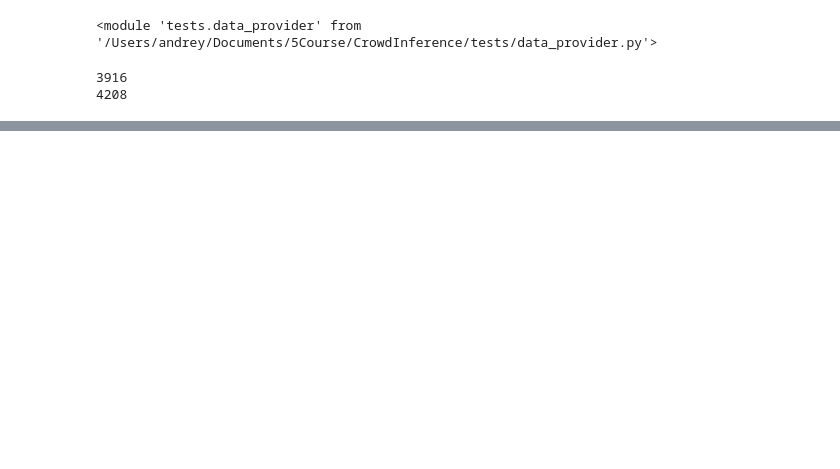
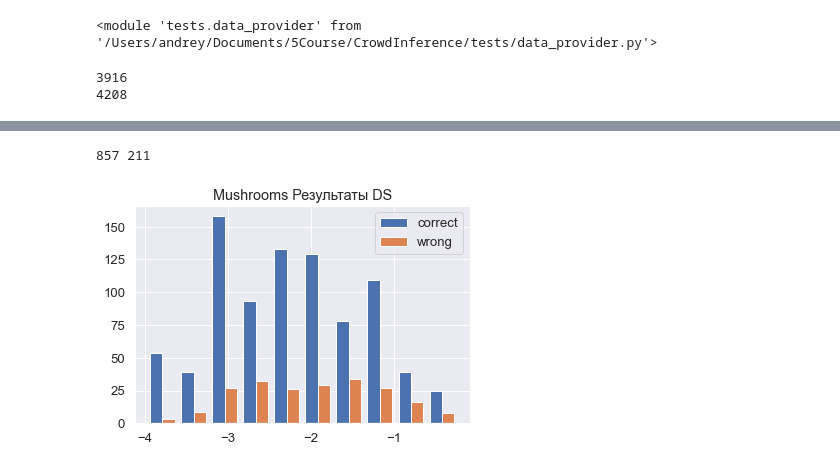
Before and after one commit to AndreySmirdin/CrowdInference, a Jupyter notebook: Mushrooms.ipynb, the cells around one changed output, grey strips where cells are left out. Drawn from its saved outputs; the diff is of its cells as text; code cells hidden in the pictures; blank space fills up the shorter version.

```diff
--- a/Mushrooms.ipynb
+++ b/Mushrooms.ipynb
@@ -85,0 +110,7 @@ bm.plot_flips(correct, wrong, 'classifier_r')
+# %%
+reload_all()
+bm.plot_flips(mushroom_points[mushroom_points.task.isin(advantages_matrix[1][0])],
+              mushroom_points[mushroom_points.task.isin(advantages_matrix[0][1])], 'conf_mx_ds', 'Mushrooms')
+# %% [output]
+857 211
+[figure, added]
```
Also changed, not shown: parts of 26 cells of this notebook, 12 other files.
